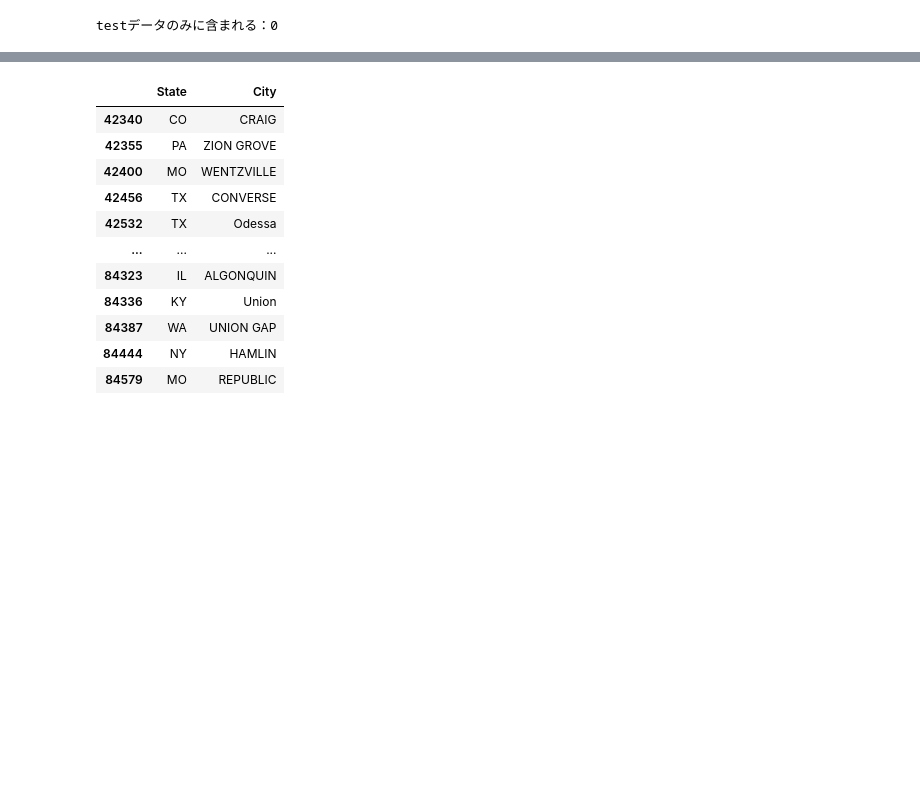
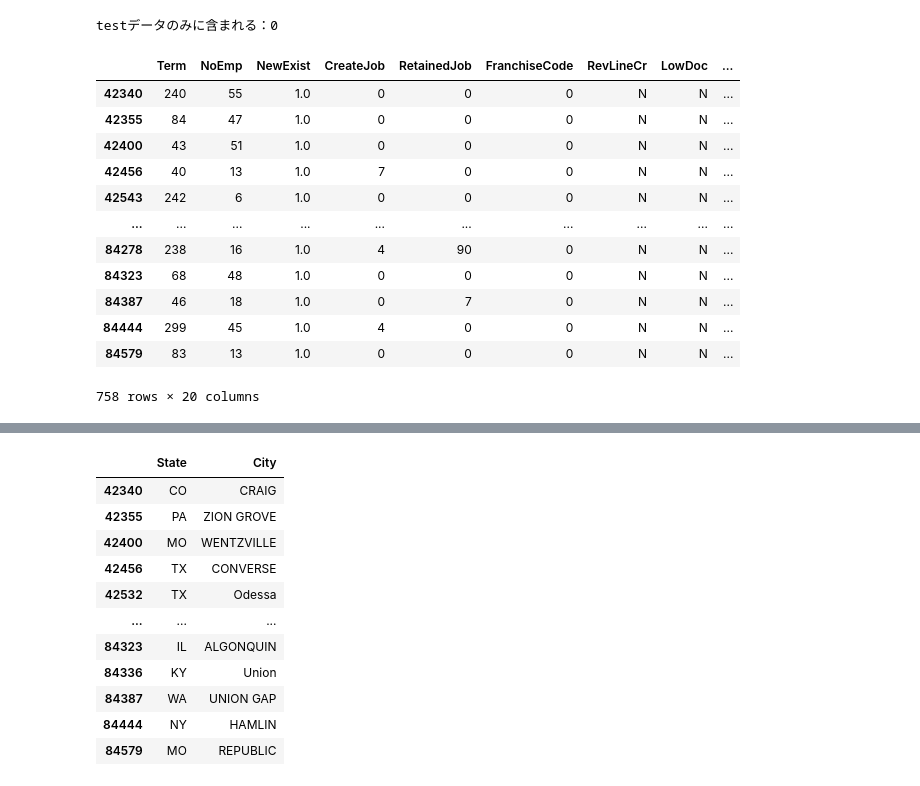
Before and after one commit to IR325/FinancialDataApplication, a Jupyter notebook: notebooks/20240212_EDA.ipynb, the cells around one changed output, grey strips where cells are left out. Saved outputs shown, nothing was run; the diff lists cells and outputs as text; code cells hidden in the pictures; blank space fills up the shorter version.

```diff
--- a/notebooks/20240212_EDA.ipynb
+++ b/notebooks/20240212_EDA.ipynb
@@ -382,3 +421,19 @@ print(f'testデータのみに含まれる：{len(set(test_data_new["City"]) - s
 # %% [output]
 testデータのみに含まれる：0
+# %%
+test_data[~test_data["City"].isin(set(train_data["City"]))]
+# %% [output]
+|  | Term | NoEmp | NewExist | CreateJob | RetainedJob | FranchiseCode | RevLineCr | LowDoc | ... |
+| 42340 | 240 | 55 | 1.0 | 0 | 0 | 0 | N | N | ... |
+| 42355 | 84 | 47 | 1.0 | 0 | 0 | 0 | N | N | ... |
+| 42400 | 43 | 51 | 1.0 | 0 | 0 | 0 | N | N | ... |
+| 42456 | 40 | 13 | 1.0 | 7 | 0 | 0 | N | N | ... |
+| 42543 | 242 | 6 | 1.0 | 0 | 0 | 0 | N | N | ... |
+| ... | ... | ... | ... | ... | ... | ... | ... | ... | ... |
+| 84278 | 238 | 16 | 1.0 | 4 | 90 | 0 | N | N | ... |
+| 84323 | 68 | 48 | 1.0 | 0 | 0 | 0 | N | N | ... |
+| 84387 | 46 | 18 | 1.0 | 0 | 7 | 0 | N | N | ... |
+| 84444 | 299 | 45 | 1.0 | 4 | 0 | 0 | N | N | ... |
+| 84579 | 83 | 13 | 1.0 | 0 | 0 | 0 | N | N | ... |
+758 rows × 20 columns
 # %%
```
Also changed, not shown: parts of 7 cells of this notebook, 2 other files.
